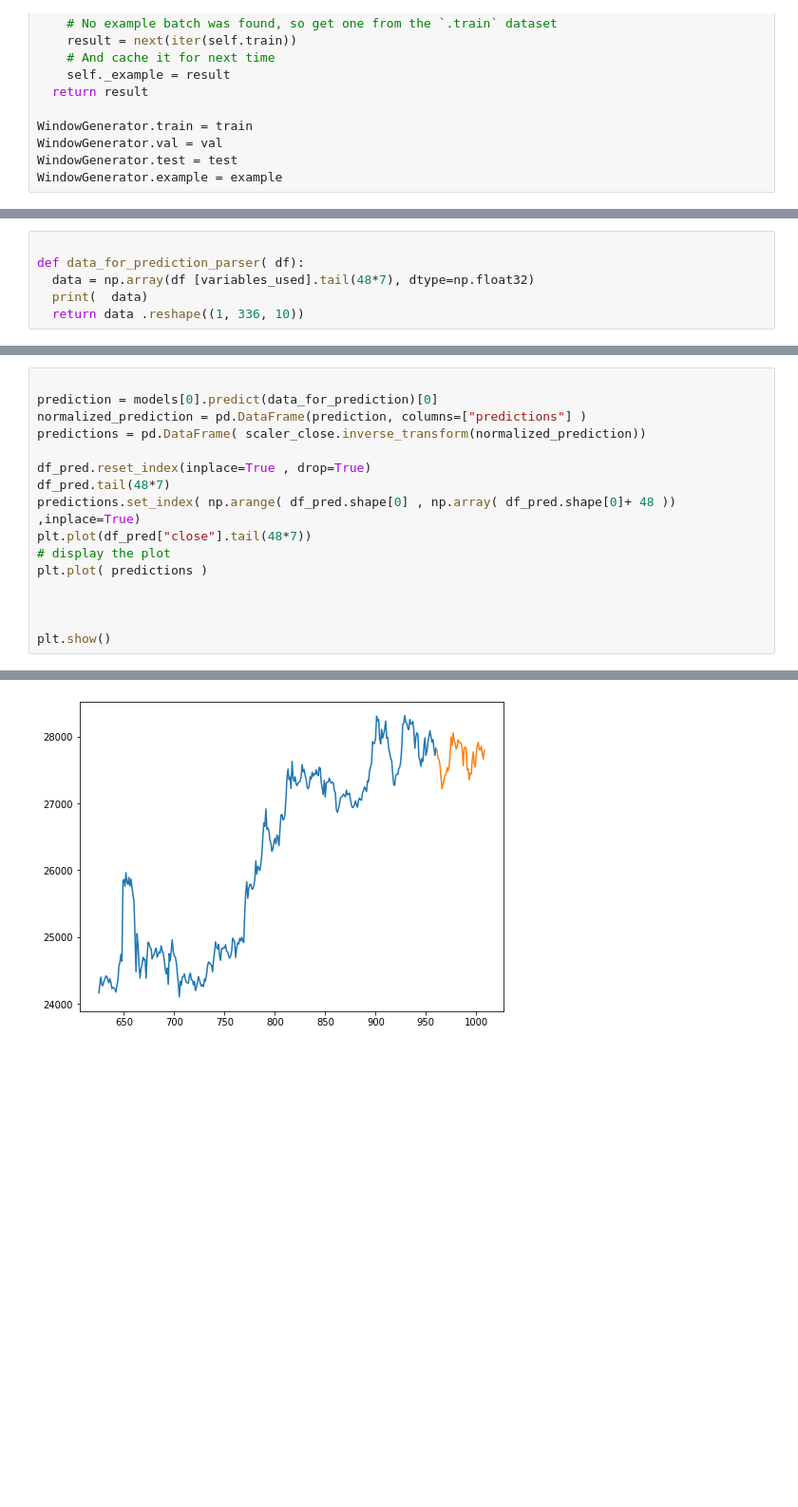
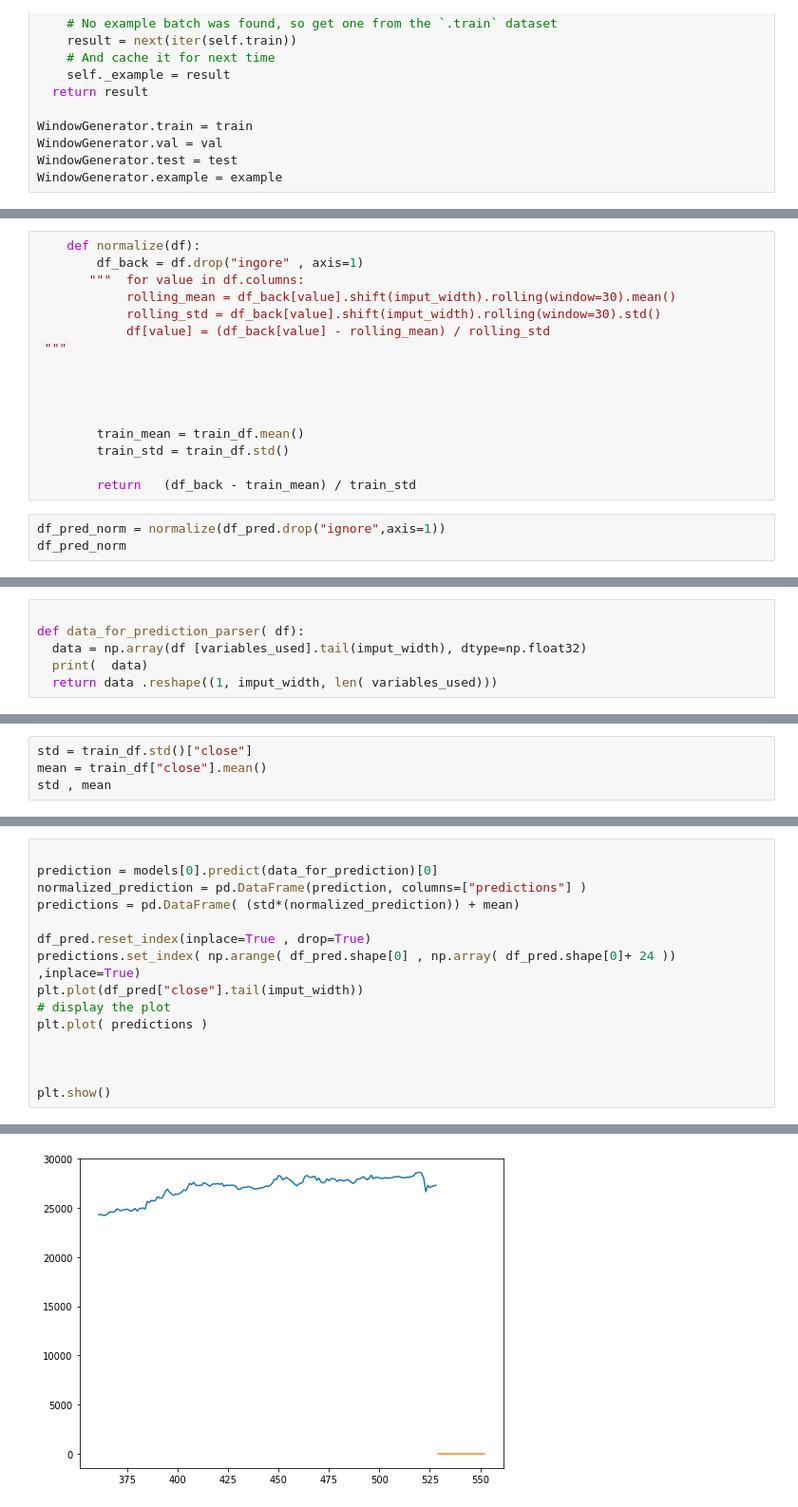
Before and after one commit to alice1989123/btc_forecast, a Jupyter notebook: btc_forecast.ipynb, the cells around one changed output, grey strips where cells are left out. Shown: that part at 95% size. Saved outputs shown, nothing was run; the diff lists cells and outputs as text; blank space fills up the shorter version.

```diff
--- a/btc_forecast.ipynb
+++ b/btc_forecast.ipynb
@@ -474,0 +479,19 @@ df_pred_norm
+# %%
+    def normalize(df):
+        df_back = df.drop("ingore" , axis=1)
+       """  for value in df.columns:
+            rolling_mean = df_back[value].shift(imput_width).rolling(window=30).mean()
+            rolling_std = df_back[value].shift(imput_width).rolling(window=30).std()
+            df[value] = (df_back[value] - rolling_mean) / rolling_std
+ """
+
+
+
+
+        train_mean = train_df.mean()
+        train_std = train_df.std()
+
+        return   (df_back - train_mean) / train_std
+# %%
+df_pred_norm = normalize(df_pred.drop("ignore",axis=1))
+df_pred_norm
@@ -483,9 +521,9 @@ plt.show()
 # %%
 
 def data_for_prediction_parser( df):
-  data = np.array(df [variables_used].tail(48*7), dtype=np.float32)
+  data = np.array(df [variables_used].tail(imput_width), dtype=np.float32)
   print(  data)
-  return data .reshape((1, 336, 10))
+  return data .reshape((1, imput_width, len( variables_used)))
 # %%
 data_for_prediction = data_for_prediction_parser(df_pred_norm)
 # %% [output]
@@ -514,0 +547,4 @@ data_for_prediction = data_for_prediction_parser(df_pred_norm)
+# %%
+std = train_df.std()["close"]
+mean = train_df["close"].mean()
+std , mean
@@ -516,12 +568,11 @@ data_for_prediction = data_for_prediction_parser(df_pred_norm)
 
 prediction = models[0].predict(data_for_prediction)[0]
 normalized_prediction = pd.DataFrame(prediction, columns=["predictions"] )
-predictions = pd.DataFrame( scaler_close.inverse_transform(normalized_prediction))
+predictions = pd.DataFrame( (std*(normalized_prediction)) + mean)
 
 df_pred.reset_index(inplace=True , drop=True)
-df_pred.tail(48*7)
-predictions.set_index( np.arange( df_pred.shape[0] , np.array( df_pred.shape[0]+ 48 )) ,inplace=True)
-plt.plot(df_pred["close"].tail(48*7))
+predictions.set_index( np.arange( df_pred.shape[0] , np.array( df_pred.shape[0]+ 24 )) ,inplace=True)
+plt.plot(df_pred["close"].tail(imput_width))
 # display the plot
 plt.plot( predictions )
 
@@ -533 +584 @@ plt.show()
-[figure, old version]
+[figure, new version]
```
Also changed, not shown: parts of 31 cells of this notebook, 2 other files.
